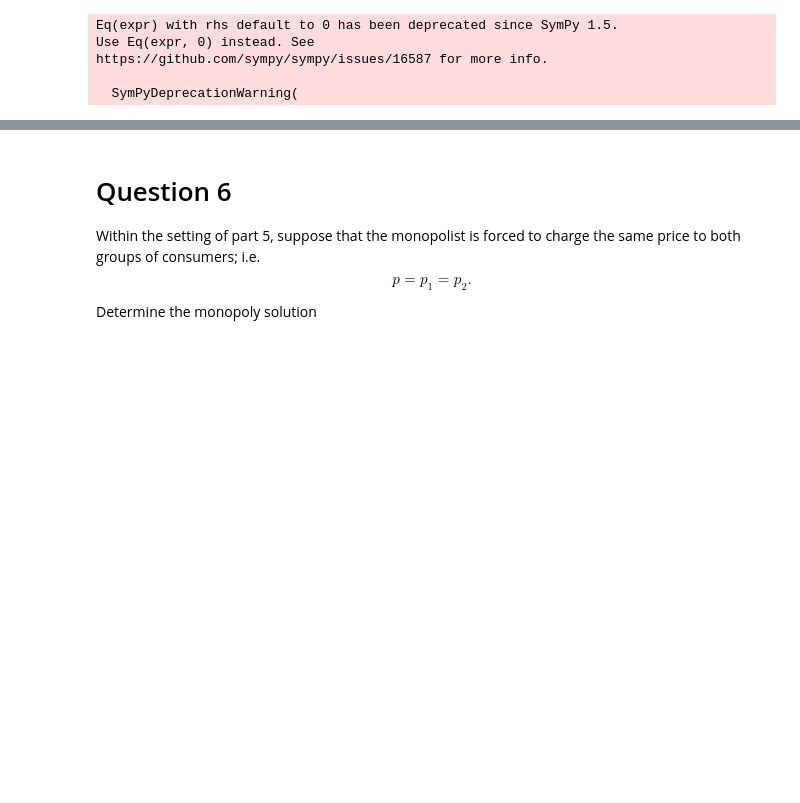
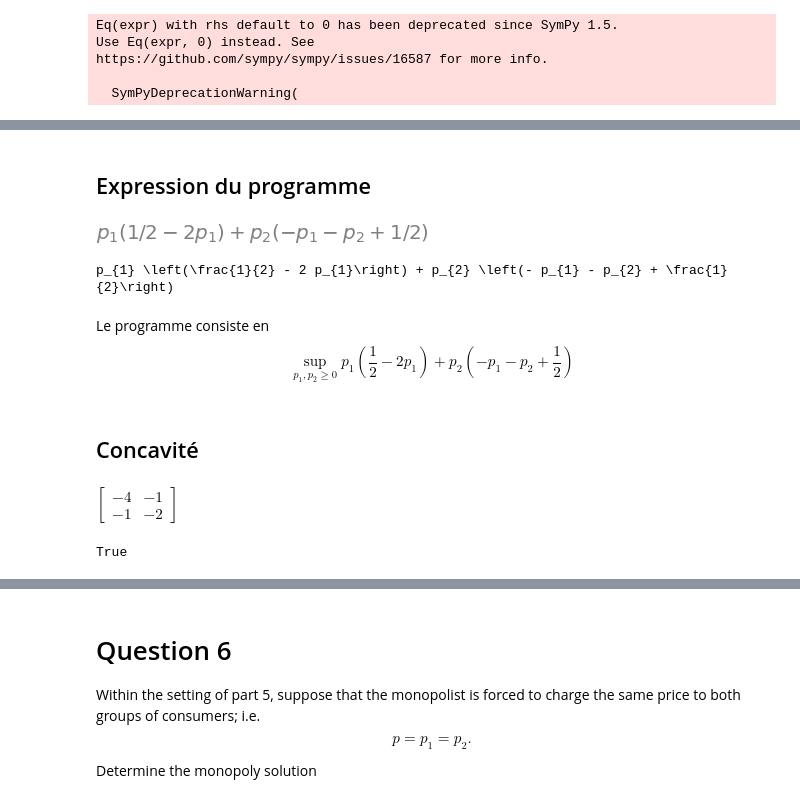
Before and after one commit to MECEN-TOURS/SI-2020-2021, a Jupyter notebook: exercice_introductif/Seance02-Fin.ipynb, the cells around one changed output, grey strips where cells are left out. Cells and saved outputs as stored; diff of their text form; code cells hidden in the pictures; blank space fills up the shorter version.

```diff
--- a/exercice_introductif/Seance02-Fin.ipynb
+++ b/exercice_introductif/Seance02-Fin.ipynb
@@ -538,0 +561,27 @@ https://github.com/sympy/sympy/issues/16587 for more info.
+# %% [markdown]
+## Expression du programme
+# %%
+profit5 = p1 * nm1 + p2 * nm2
+display(profit5)
+# %% [output]
+[figure, added]
+# %%
+print(sp.latex(profit5))
+# %% [output]
+p_{1} \left(\frac{1}{2} - 2 p_{1}\right) + p_{2} \left(- p_{1} - p_{2} + \frac{1}{2}\right)
+# %% [markdown]
+Le programme consiste en
+$$
+\underset{p_1,p_2\geq 0}{\sup} p_{1} \left(\frac{1}{2} - 2 p_{1}\right) + p_{2} \left(- p_{1} - p_{2} + \frac{1}{2}\right)
+$$
+# %% [markdown]
+## Concavité
+# %%
+H = sp.hessian(profit5, [p1, p2])
+display(H)
+# %% [output]
+$\displaystyle \left[\begin{matrix}-4 & -1\\-1 & -2\end{matrix}\right]$
+# %%
+H.is_negative_definite
+# %% [output]
+True
```
Also changed, not shown: parts of 19 cells of this notebook.
